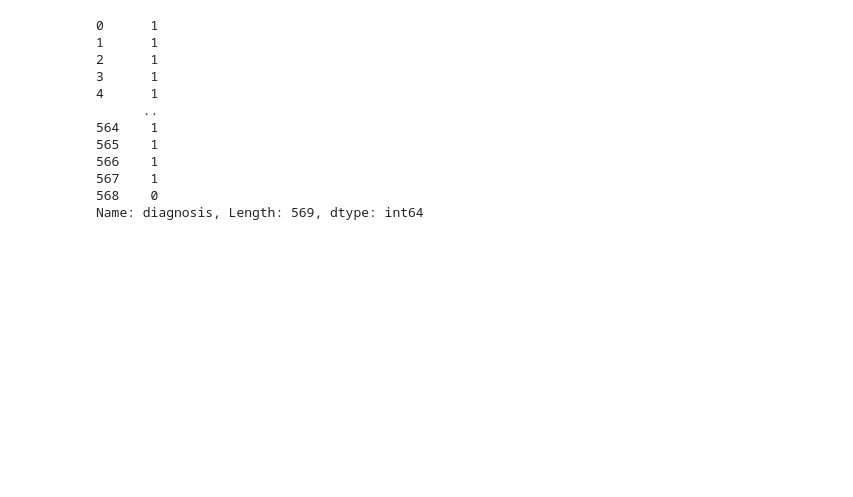
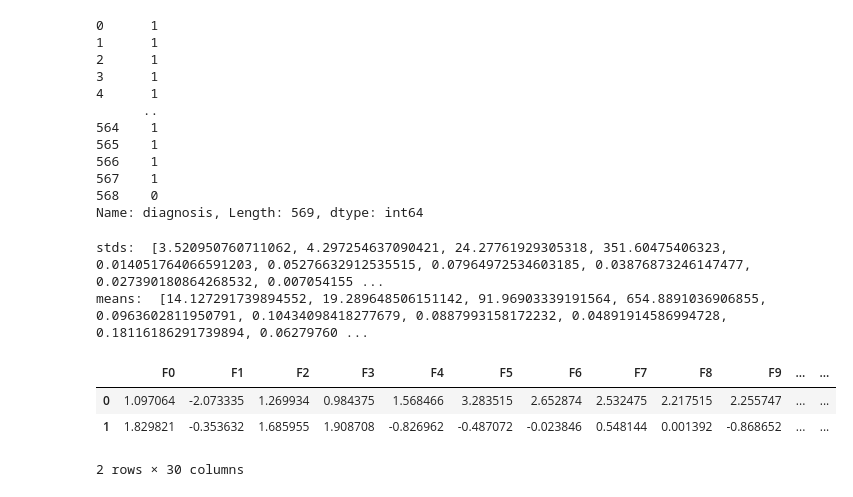
Before and after one commit to jdurand42/multilayer-perceptron, a Jupyter notebook: notebooks/main.ipynb, the cells around one changed output. Saved outputs shown, nothing was run; the diff lists cells and outputs as text; code cells hidden in the pictures; blank space fills up the shorter version.

```diff
--- a/notebooks/main.ipynb
+++ b/notebooks/main.ipynb
@@ -82,3 +82,33 @@ Y
 567    1
 568    0
 Name: diagnosis, Length: 569, dtype: int64
+# %%
+# Normalization
+# zscore
+
+stds = []
+means = []
+# X = X.to_numpy()
+for feature in X.columns:
+    stds.append(X[feature].to_numpy().std())
+    means.append(X[feature].to_numpy().mean())
+print("stds: ", stds)
+print("means: ", means)
+
+raw = X.copy()
+
+i = 0
+for feature in X.columns:
+    X[feature] = (X[feature] - means[i]) / stds[i]
+    i += 1
+# %% [output]
+stds:  [3.520950760711062, 4.297254637090421, 24.27761929305318, 351.60475406323, 0.014051764066591203, 0.05276632912535515, 0.07964972534603185, 0.03876873246147477, 0.027390180864268532, 0.007054155 ...
+means:  [14.127291739894552, 19.289648506151142, 91.96903339191564, 654.8891036906855, 0.0963602811950791, 0.10434098418277679, 0.0887993158172232, 0.04891914586994728, 0.18116186291739894, 0.06279760 ...
+# %%
+# print(raw.head(2))
+X.head(2)
+# %% [output]
+|  | F0 | F1 | F2 | F3 | F4 | F5 | F6 | F7 | F8 | F9 | ... | ... |
+| 0 | 1.097064 | -2.073335 | 1.269934 | 0.984375 | 1.568466 | 3.283515 | 2.652874 | 2.532475 | 2.217515 | 2.255747 | ... | ... |
+| 1 | 1.829821 | -0.353632 | 1.685955 | 1.908708 | -0.826962 | -0.487072 | -0.023846 | 0.548144 | 0.001392 | -0.868652 | ... | ... |
+2 rows × 30 columns
```
Also changed, not shown: parts of 2 cells of this notebook, 2 other files.
